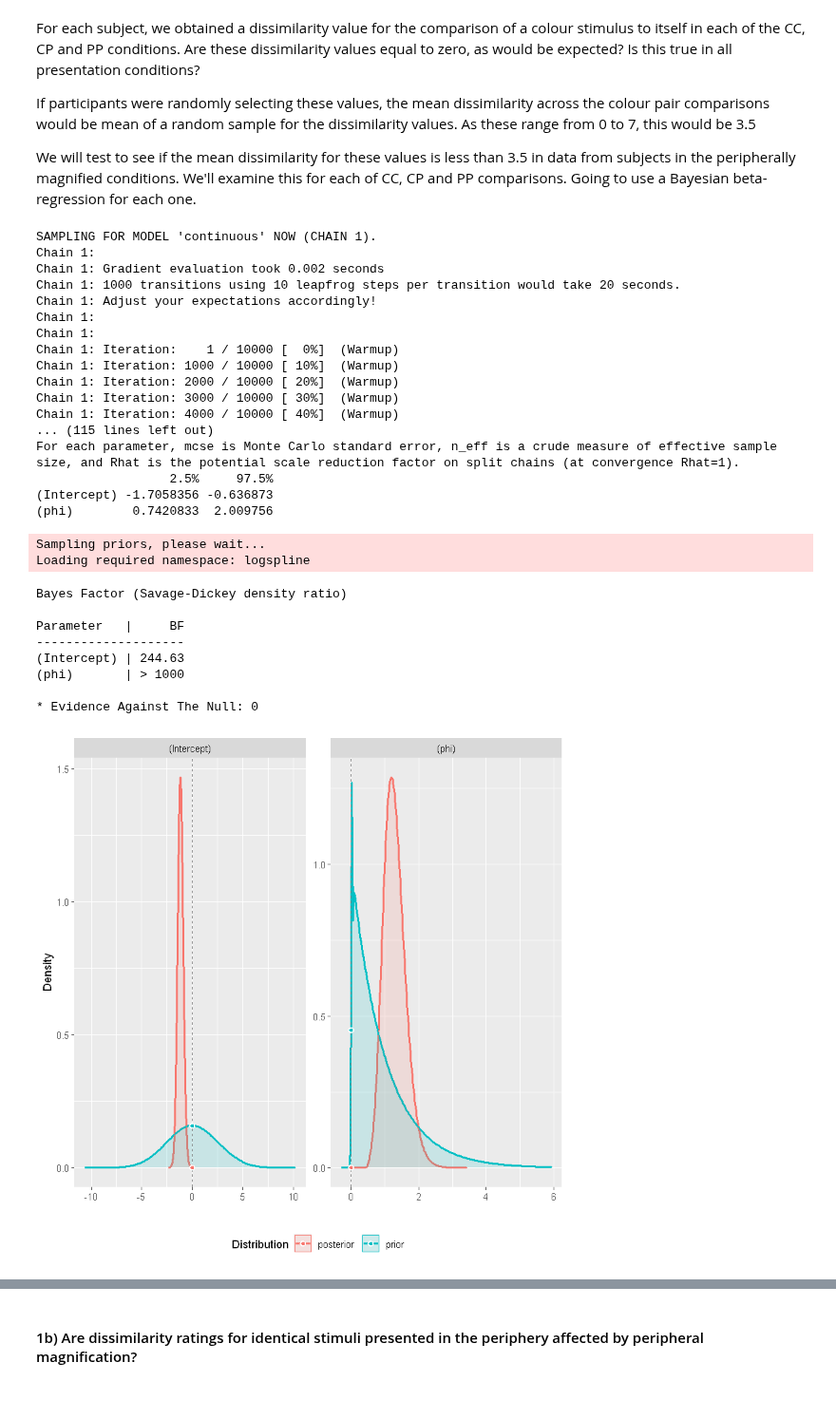
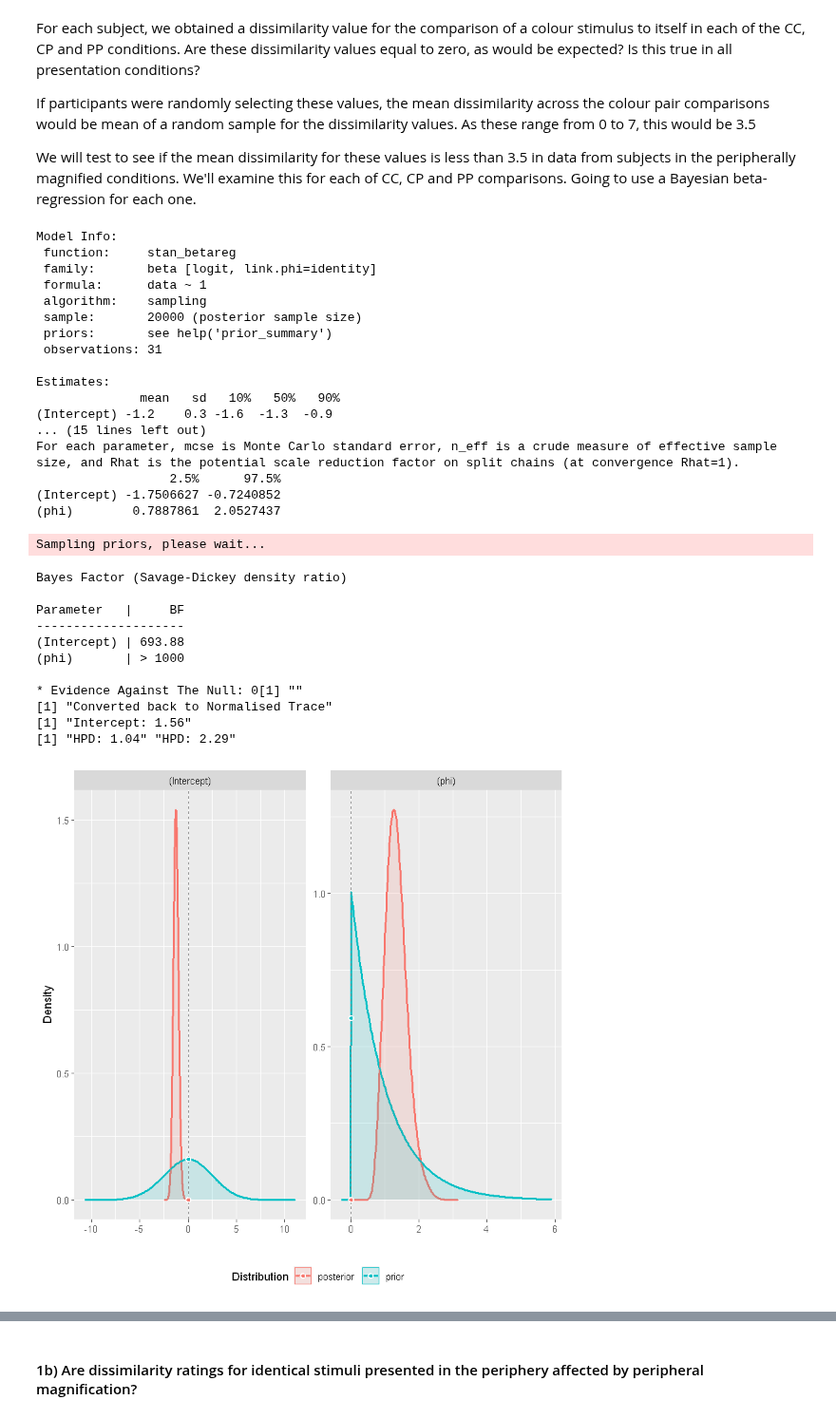
Before and after one commit to ArielZJ/Precision-Phenomenology-Data-Analysis, a Jupyter notebook: Fovea vs. Periphery Color Similarity Pilot Analysis - 2stim Analysis.ipynb, the cells around one changed output, grey strips where cells are left out. Shown at 95% size. Saved outputs shown, nothing was run; the diff lists cells and outputs as text; code cells hidden in the pictures.

```diff
--- a/Fovea vs. Periphery Color Similarity Pilot Analysis - 2stim Analysis.ipynb
+++ b/Fovea vs. Periphery Color Similarity Pilot Analysis - 2stim Analysis.ipynb
@@ -23,7 +23,7 @@ min.DSR = 0
 # %%
 trace_cutoff = 2 # mean dissimilarity for physically identical colours must be below this
 antitrace_cutoff = 3.5 # mean dissimilarity accepted for maximally physically different colours must be above this
-rt_cutoff = 500 # mean reaction times must be above this
+rt_cutoff = 0 # mean reaction times must be above this
 score_cutoff=0.7
 # %%
 exclude_noncompliant = FALSE
@@ -829,7 +829,7 @@ rt_catch_plot <- function(datadf,xtype='linear',label=FALSE){
     datadf$subject <- as.character(datadf$subject) # necessary for visualisation
 
     plot <- ggplot(datadf, aes(x=response_time, y=catch_score)) +
-            geom_point() + xlab("Mean Reaction Time") + ylab("Catch Score")
+            geom_point() + xlab("Median Reaction Time") + ylab("Catch Score")
 
     if(xtype == 'log'){
         plot <- plot + scale_x_continuous(trans='log10')+ xlim(0,5000)
@@ -837,8 +837,8 @@ rt_catch_plot <- function(datadf,xtype='linear',label=FALSE){
         plot <- plot + xlim(0,5000)
     }
     plot <- plot + geom_smooth(method=lm) + ylim(0,1) + # linear line of best fit
-            geom_hline(yintercept=score_cutoff, linetype = 'dashed', color='red') +
-            geom_vline(xintercept=rt_cutoff, linetype = 'dashed', color='blue')
+            geom_hline(yintercept=score_cutoff, linetype = 'dashed', color='red')
+            #geom_vline(xintercept=rt_cutoff, linetype = 'dashed', color='blue')
     #plot <- plot + geom_point(aes(color = subject))
     if(label){
         plot <- plot + geom_text(aes(label = subject),check_overlap=TRUE)
@@ -848,12 +848,12 @@ rt_catch_plot <- function(datadf,xtype='linear',label=FALSE){
 
 rt_hist <- function(datadf){
     datadf <- rt_catch(datadf)
-    mu <- (mean(datadf$catch_score))
+    mu <- (median(datadf$catch_score))
     sd <- (sd(datadf$catch_score))
-    print(paste("Mean +/- 1 SD:",round(mu,2),'+/-',round(mu-sd,2),'to',round(mu+sd,2)))
-    print(paste("Mean +/- 2 SD:",round(mu,2),'+/-',round(mu-sd*2,2),'to',round(mu+sd*2,2)))
+    print(paste("Median +/- 1 SD:",round(mu,2),'+/-',round(mu-sd,2),'to',round(mu+sd,2)))
+    print(paste("Median +/- 2 SD:",round(mu,2),'+/-',round(mu-sd*2,2),'to',round(mu+sd*2,2)))
     plot <- ggplot(datadf, aes(x = catch_score)) +
-            geom_histogram(binwidth=0.1) + xlim(-0.05,1.05)
+            geom_histogram(binwidth=0.1,colour='black') + xlim(-0.05,1.05) + xlab('Catch Score')
     return(plot)
 }
 # %%
@@ -1483,7 +1479,8 @@ h1a <- function(data,summary=FALSE){
     model.test <- stan_betareg(
                 formula = data ~ 1,
                 data = df,
-                iter=10000 # helps to stabilise the estimates
+                iter=10000, # helps to stabilise the estimates
+                refresh=0
                 )
 
     if(summary){
@@ -1491,8 +1488,17 @@ h1a <- function(data,summary=FALSE){
     }else{
            print(model.test)
     }
-    print(posterior_interval(model.test, prob = 0.95))
+    HPD <- posterior_interval(model.test, prob = 0.95)
+    print(HPD)
     BF <- bayesfactor_parameters(model.test)
     print(BF)
     print(plot(BF, show_intercept=TRUE))
+
+    # Converted back to normalised trace
+    print("")
+    print("Converted back to Normalised Trace")
+    intercept <- model.test[[1]][1]
+    print(paste('Intercept:',round(undo.logit(intercept,max.DSR),2)))
+    print(paste('HPD:',round(undo.logit(HPD[1,],max.DSR),2)))
+    return(model.test)
 }
@@ -1499,35 +1510,37 @@ h1a <- function(data,summary=FALSE){
 # %%
 # test CC
-h1a(trace.df.mag$CC,summary=TRUE)
+h1a.cc <- h1a(trace.df.mag$CC,summary=TRUE)
 # %% [output]
-SAMPLING FOR MODEL 'continuous' NOW (CHAIN 1).
-Chain 1:
-Chain 1: Gradient evaluation took 0.002 seconds
-Chain 1: 1000 transitions using 10 leapfrog steps per transition would take 20 seconds.
-Chain 1: Adjust your expectations accordingly!
-Chain 1:
-Chain 1:
-Chain 1: Iteration:    1 / 10000 [  0%]  (Warmup)
-Chain 1: Iteration: 1000 / 10000 [ 10%]  (Warmup)
-Chain 1: Iteration: 2000 / 10000 [ 20%]  (Warmup)
-Chain 1: Iteration: 3000 / 10000 [ 30%]  (Warmup)
-Chain 1: Iteration: 4000 / 10000 [ 40%]  (Warmup)
-... (115 lines left out)
+Model Info:
+ function:     stan_betareg
+ family:       beta [logit, link.phi=identity]
+ formula:      data ~ 1
+ algorithm:    sampling
+ sample:       20000 (posterior sample size)
+ priors:       see help('prior_summary')
+ observations: 31
+
+Estimates:
+              mean   sd   10%   50%   90%
+(Intercept) -1.2    0.3 -1.6  -1.3  -0.9
+... (15 lines left out)
 For each parameter, mcse is Monte Carlo standard error, n_eff is a crude measure of effective sample size, and Rhat is the potential scale reduction factor on split chains (at convergence Rhat=1).
-                  2.5%     97.5%
-(Intercept) -1.7058356 -0.636873
-(phi)        0.7420833  2.009756
+                  2.5%      97.5%
+(Intercept) -1.7506627 -0.7240852
+(phi)        0.7887861  2.0527437
 Sampling priors, please wait...
-Loading required namespace: logspline
 Bayes Factor (Savage-Dickey density ratio)
 
 Parameter   |     BF
 --------------------
-(Intercept) | 244.63
+(Intercept) | 693.88
 (phi)       | > 1000
 
-* Evidence Against The Null: 0
+* Evidence Against The Null: 0[1] ""
+[1] "Converted back to Normalised Trace"
+[1] "Intercept: 1.56"
+[1] "HPD: 1.04" "HPD: 2.29"
-[figure, old version]
+[figure, new version]
 # %%
 # test CP
 h1a(trace.df.mag$CP)
```
Also changed, not shown: parts of 28 cells of this notebook, 3 other files.
